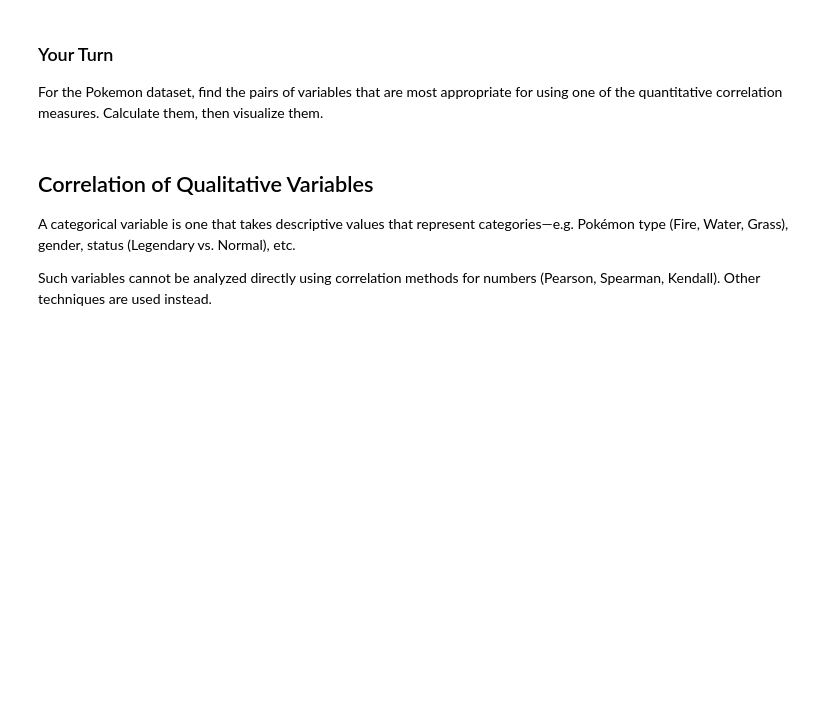
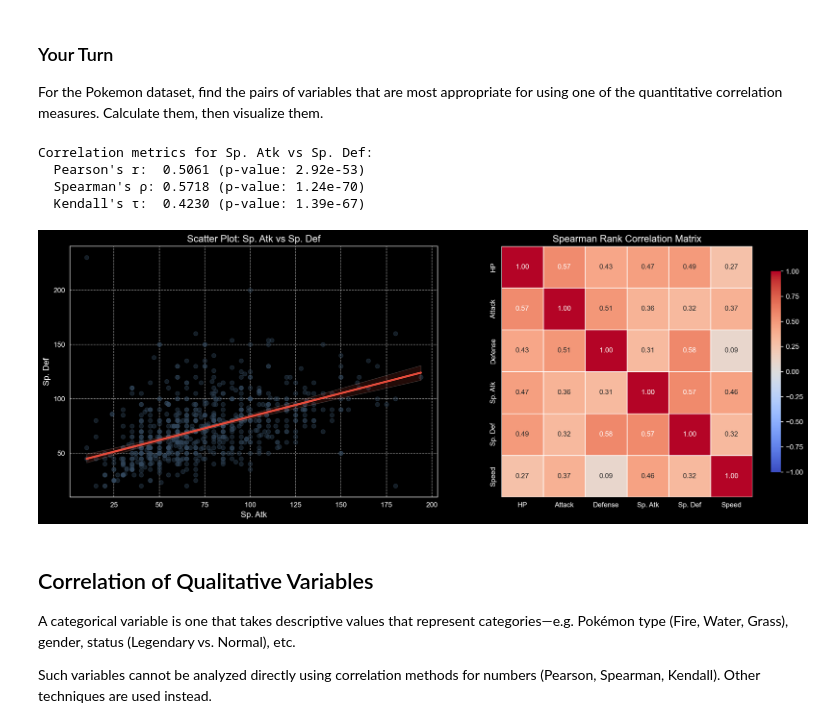
Before and after one commit to dulska-ola/Descriptive_stats_lab3, a Jupyter notebook: Exercise9.ipynb, the cells around one changed output. Saved outputs shown, nothing was run; the diff lists cells and outputs as text; code cells hidden in the pictures; blank space fills up the shorter version.

```diff
--- a/Exercise9.ipynb
+++ b/Exercise9.ipynb
@@ -281,9 +281,63 @@ Brief summary:
 
 For the Pokemon dataset, find the pairs of variables that are most appropriate for using one of the quantitative correlation measures. Calculate them, then visualize them.
 # %%
-from scipy.stats import pearsonr, spearmanr, kendalltau
+import pandas as pd
+import scipy.stats as ss
+import matplotlib.pyplot as plt
+import seaborn as sns
 
-## Your code here
+var1 = 'Sp. Atk'
+var2 = 'Sp. Def'
+
+pearson_corr, p_p = ss.pearsonr(df_pokemon[var1], df_pokemon[var2])
+spearman_corr, p_s = ss.spearmanr(df_pokemon[var1], df_pokemon[var2])
+kendall_corr, p_k = ss.kendalltau(df_pokemon[var1], df_pokemon[var2])
+
+print(f"Correlation metrics for {var1} vs {var2}:")
+print(f"  Pearson's r:  {pearson_corr:.4f} (p-value: {p_p:.2e})")
+print(f"  Spearman's ρ: {spearman_corr:.4f} (p-value: {p_s:.2e})")
+print(f"  Kendall's τ:  {kendall_corr:.4f} (p-value: {p_k:.2e})")
+# %% [output]
+Correlation metrics for Sp. Atk vs Sp. Def:
+  Pearson's r:  0.5061 (p-value: 2.92e-53)
+  Spearman's ρ: 0.5718 (p-value: 1.24e-70)
+  Kendall's τ:  0.4230 (p-value: 1.39e-67)
+# %%
+fig, axes = plt.subplots(1, 2, figsize=(16, 6))
+
+sns.regplot(
+    data=df_pokemon,
+    x=var1,
+    y=var2,
+    ax=axes[0],
+    scatter_kws={'alpha':0.4, 'color': '#34495e'},
+    line_kws={'color': '#e74c3c', 'lw': 3}
+)
+axes[0].set_title(f"Scatter Plot: {var1} vs {var2}", fontsize=14)
+axes[0].set_xlabel(var1, fontsize=12)
+axes[0].set_ylabel(var2, fontsize=12)
+axes[0].grid(True, linestyle='--', alpha=0.6)
+
+stats_list = ['HP', 'Attack', 'Defense', 'Sp. Atk', 'Sp. Def', 'Speed']
+corr_matrix = df_pokemon[stats_list].corr(method='spearman') # Using Spearman as a robust default
+
+sns.heatmap(
+    corr_matrix,
+    annot=True,
+    fmt=".2f",
+    cmap="coolwarm",
+    vmin=-1, vmax=1,
+    square=True,
+    linewidths=0.5,
+    ax=axes[1],
+    cbar_kws={"shrink": .8}
+)
+axes[1].set_title("Spearman Rank Correlation Matrix", fontsize=14)
+
+plt.tight_layout()
+plt.show()
+# %% [output]
+[figure, added]
 # %% [markdown]
 ## Correlation of Qualitative Variables
 
```
Also changed, not shown: parts of 7 cells of this notebook, 1 other file.
